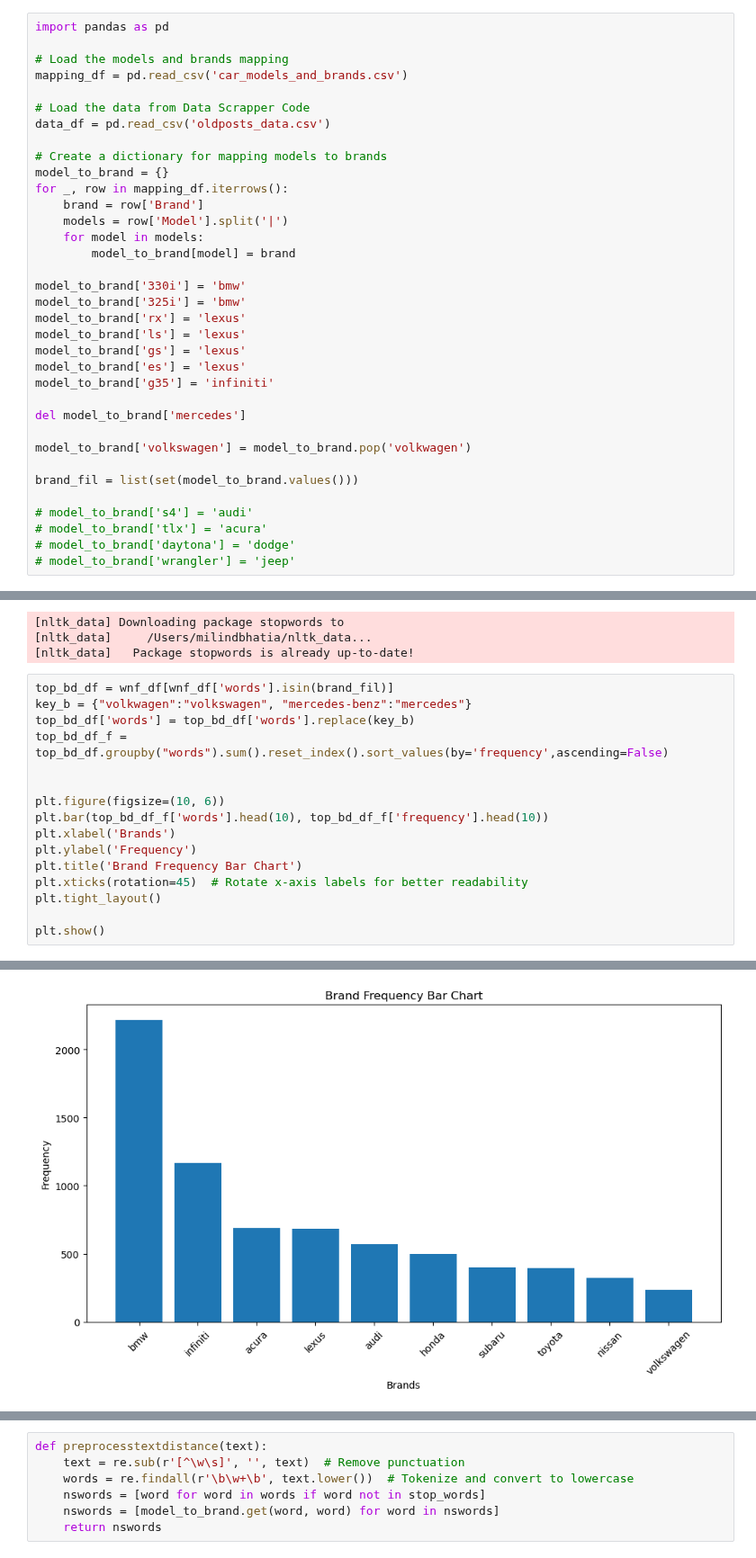
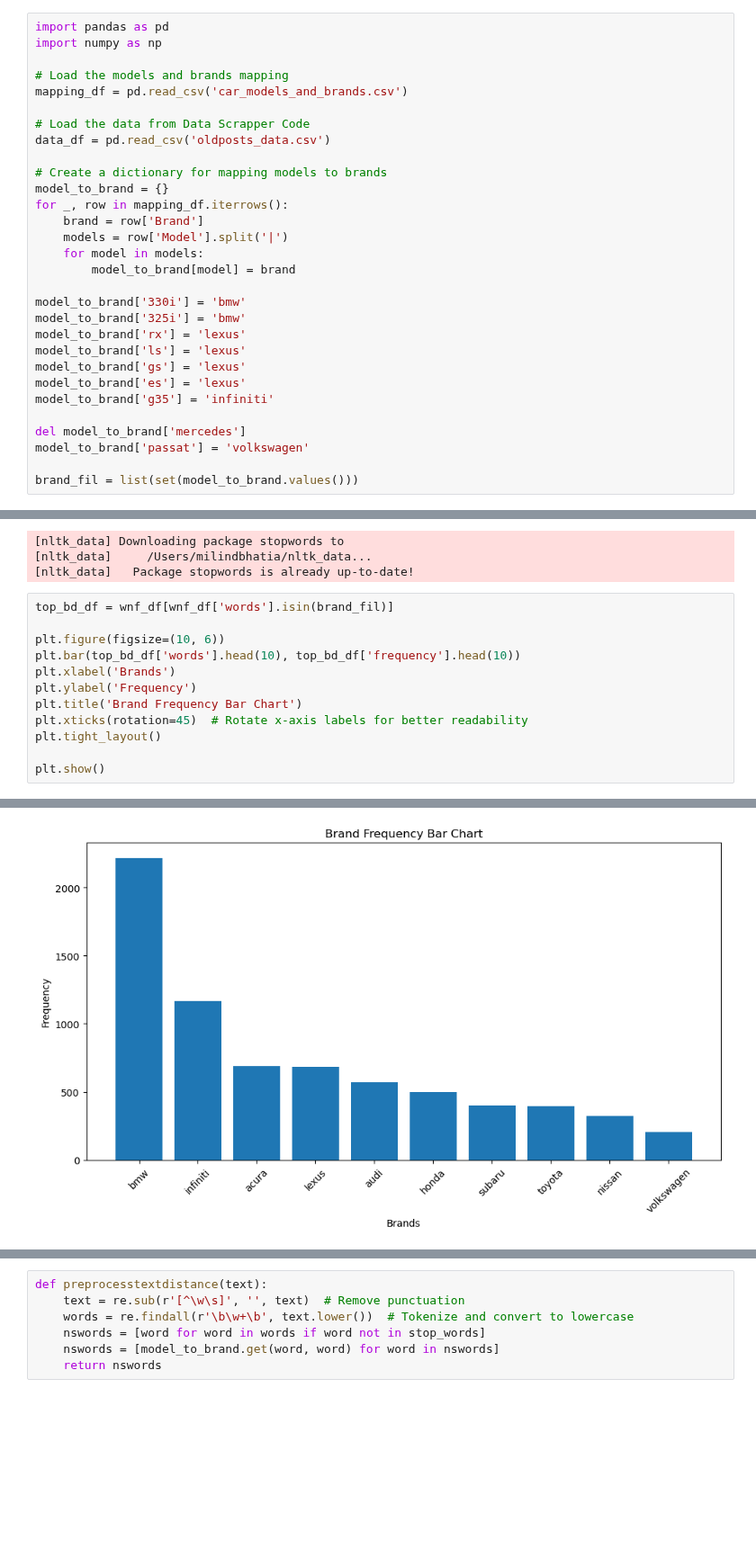
Before and after one commit to milindbhatiaa/Unstructured_Analytics, a Jupyter notebook: Homework 1/4.1_Lift_cal_olddata.ipynb, the cells around one changed output, grey strips where cells are left out. Shown at 90% size. Saved outputs shown, nothing was run; the diff lists cells and outputs as text; blank space fills up the shorter version.

```diff
--- a/Homework 1/4.1_Lift_cal_olddata.ipynb
+++ b/Homework 1/4.1_Lift_cal_olddata.ipynb
@@ -3,5 +3,6 @@
 # %%
 import pandas as pd
+import numpy as np
 
 # Load the models and brands mapping
 mapping_df = pd.read_csv('car_models_and_brands.csv')
@@ -26,15 +27,9 @@ model_to_brand['es'] = 'lexus'
 model_to_brand['g35'] = 'infiniti'
 
 del model_to_brand['mercedes']
-
-model_to_brand['volkswagen'] = model_to_brand.pop('volkwagen')
+model_to_brand['passat'] = 'volkswagen'
 
 brand_fil = list(set(model_to_brand.values()))
-
-# model_to_brand['s4'] = 'audi'
-# model_to_brand['tlx'] = 'acura'
-# model_to_brand['daytona'] = 'dodge'
-# model_to_brand['wrangler'] = 'jeep'
 # %%
 rem_brand = ["car","seat","sedan","problem"]
 
@@ -279,13 +222,9 @@ wnf_df = wnf_df.rename(columns={'index': 'words', 0: 'frequency'})
 [nltk_data]   Package stopwords is already up-to-date!
 # %%
 top_bd_df = wnf_df[wnf_df['words'].isin(brand_fil)]
-key_b = {"volkwagen":"volkswagen", "mercedes-benz":"mercedes"}
-top_bd_df['words'] = top_bd_df['words'].replace(key_b)
-top_bd_df_f = top_bd_df.groupby("words").sum().reset_index().sort_values(by='frequency',ascending=False)
-
 
 plt.figure(figsize=(10, 6))
-plt.bar(top_bd_df_f['words'].head(10), top_bd_df_f['frequency'].head(10))
+plt.bar(top_bd_df['words'].head(10), top_bd_df['frequency'].head(10))
 plt.xlabel('Brands')
 plt.ylabel('Frequency')
 plt.title('Brand Frequency Bar Chart')
@@ -302,2 +236,2 @@ See the caveats in the documentation: https://pandas.pydata.org/pandas-docs/stab
-[figure, old version]
+[figure, new version]
 # %%
```
Also changed, not shown: parts of 51 cells of this notebook.
